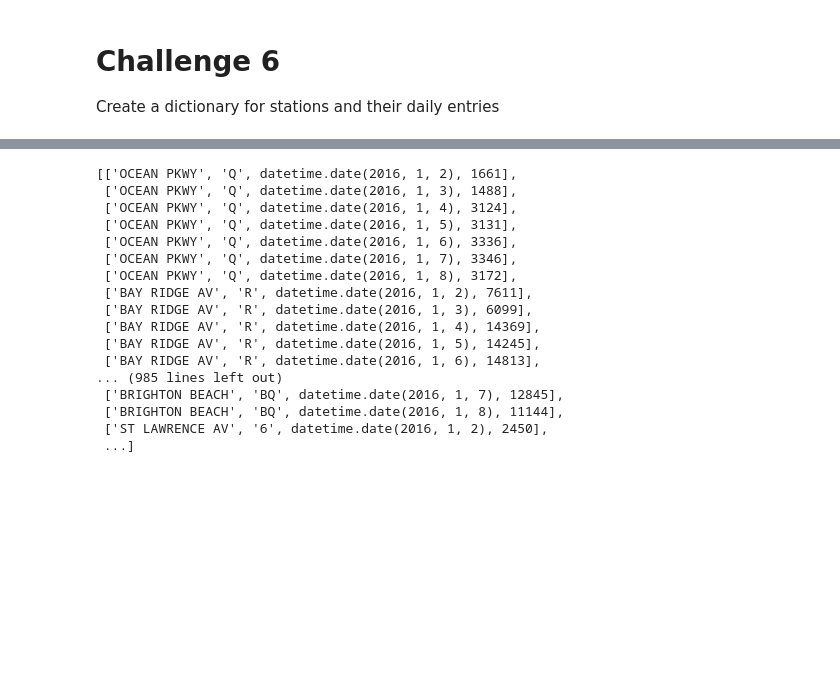
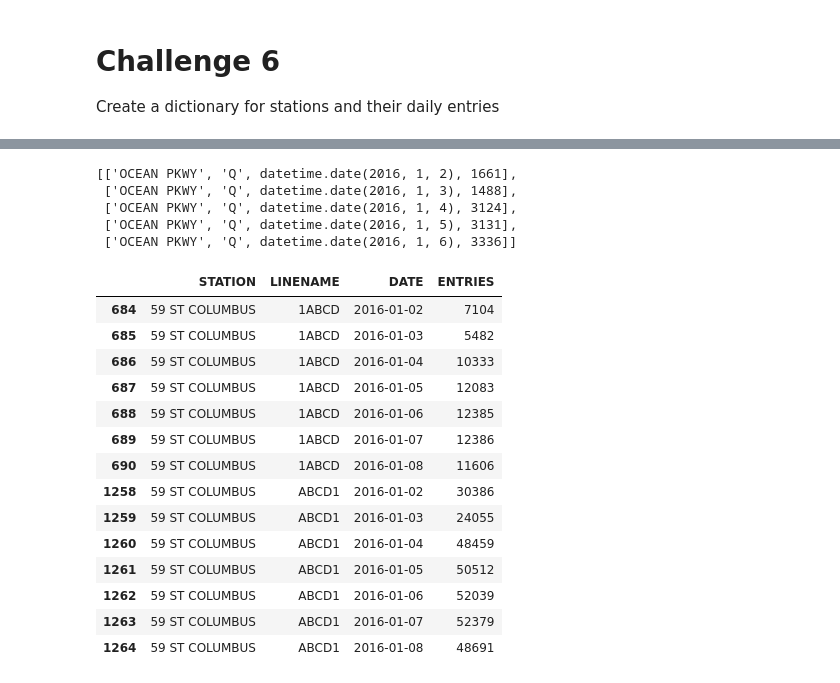
Before and after one commit to yawitzd/metis-p1_team3, a Jupyter notebook: daniel_01-benson_challenge.ipynb, the cells around one changed output, grey strips where cells are left out. Cells and saved outputs as stored; diff of their text form; code cells hidden in the pictures; blank space fills up the shorter version.

```diff
--- a/daniel_01-benson_challenge.ipynb
+++ b/daniel_01-benson_challenge.ipynb
@@ -215,11 +224,14 @@ def count_day(my_list):
             #otherwise, use the change in today
             delta = max(todays_entries) - min(todays_entries)
 
-        #Before adding it to the dict, make sure it's non-negative
-        if delta > 0:
+        #Before adding it to the dict, make sure it's between 0-10,000
+        #0 is impossible and +10,000 is outside the 99th %ile
+        if delta < 0:
+            result.append((date, 0))
+        elif delta >= 10000:
+            result.append((date,10000))
+        else:
             result.append((date, delta))
-        else:
-            result.append((date, 0))
     return result
 # %%
 turnstile_counts = {key:count_day(datetime_cumulative[key]) for key in datetime_cumulative}
@@ -491,22 +506,10 @@ def stationcounts_to_lists(stationcounts):
 
 dailystationdata = stationcounts_to_lists(stationcounts)
 
-dailystationdata
+dailystationdata[0:5]
 # %% [output]
 [['OCEAN PKWY', 'Q', datetime.date(2016, 1, 2), 1661],
  ['OCEAN PKWY', 'Q', datetime.date(2016, 1, 3), 1488],
  ['OCEAN PKWY', 'Q', datetime.date(2016, 1, 4), 3124],
  ['OCEAN PKWY', 'Q', datetime.date(2016, 1, 5), 3131],
- ['OCEAN PKWY', 'Q', datetime.date(2016, 1, 6), 3336],
- ['OCEAN PKWY', 'Q', datetime.date(2016, 1, 7), 3346],
- ['OCEAN PKWY', 'Q', datetime.date(2016, 1, 8), 3172],
- ['BAY RIDGE AV', 'R', datetime.date(2016, 1, 2), 7611],
- ['BAY RIDGE AV', 'R', datetime.date(2016, 1, 3), 6099],
- ['BAY RIDGE AV', 'R', datetime.date(2016, 1, 4), 14369],
- ['BAY RIDGE AV', 'R', datetime.date(2016, 1, 5), 14245],
- ['BAY RIDGE AV', 'R', datetime.date(2016, 1, 6), 14813],
-... (985 lines left out)
- ['BRIGHTON BEACH', 'BQ', datetime.date(2016, 1, 7), 12845],
- ['BRIGHTON BEACH', 'BQ', datetime.date(2016, 1, 8), 11144],
- ['ST LAWRENCE AV', '6', datetime.date(2016, 1, 2), 2450],
- ...]
+ ['OCEAN PKWY', 'Q', datetime.date(2016, 1, 6), 3336]]
@@ -516,3 +516,3 @@ import pandas as pd
 # %%
-dailystationdata2 = pd.DataFrame(dailystationdata, columns=['STATION','LINENAME','DATE','ENTRIES'])
+dailystationdata_df = pd.DataFrame(dailystationdata, columns=['STATION','LINENAME','DATE','ENTRIES'])
 # %%
@@ -519,0 +520,20 @@ dailystationdata2.to_csv('dailystationdata.csv')
+# %%
+dsd = dailystationdata_df
+# %%
+dsd[(dsd['STATION'] == '59 ST COLUMBUS')]
+# %% [output]
+|  | STATION | LINENAME | DATE | ENTRIES |
+| 684 | 59 ST COLUMBUS | 1ABCD | 2016-01-02 | 7104 |
+| 685 | 59 ST COLUMBUS | 1ABCD | 2016-01-03 | 5482 |
+| 686 | 59 ST COLUMBUS | 1ABCD | 2016-01-04 | 10333 |
+| 687 | 59 ST COLUMBUS | 1ABCD | 2016-01-05 | 12083 |
+| 688 | 59 ST COLUMBUS | 1ABCD | 2016-01-06 | 12385 |
+| 689 | 59 ST COLUMBUS | 1ABCD | 2016-01-07 | 12386 |
+| 690 | 59 ST COLUMBUS | 1ABCD | 2016-01-08 | 11606 |
+| 1258 | 59 ST COLUMBUS | ABCD1 | 2016-01-02 | 30386 |
+| 1259 | 59 ST COLUMBUS | ABCD1 | 2016-01-03 | 24055 |
+| 1260 | 59 ST COLUMBUS | ABCD1 | 2016-01-04 | 48459 |
+| 1261 | 59 ST COLUMBUS | ABCD1 | 2016-01-05 | 50512 |
+| 1262 | 59 ST COLUMBUS | ABCD1 | 2016-01-06 | 52039 |
+| 1263 | 59 ST COLUMBUS | ABCD1 | 2016-01-07 | 52379 |
+| 1264 | 59 ST COLUMBUS | ABCD1 | 2016-01-08 | 48691 |
```
Also changed, not shown: parts of 17 cells of this notebook.
